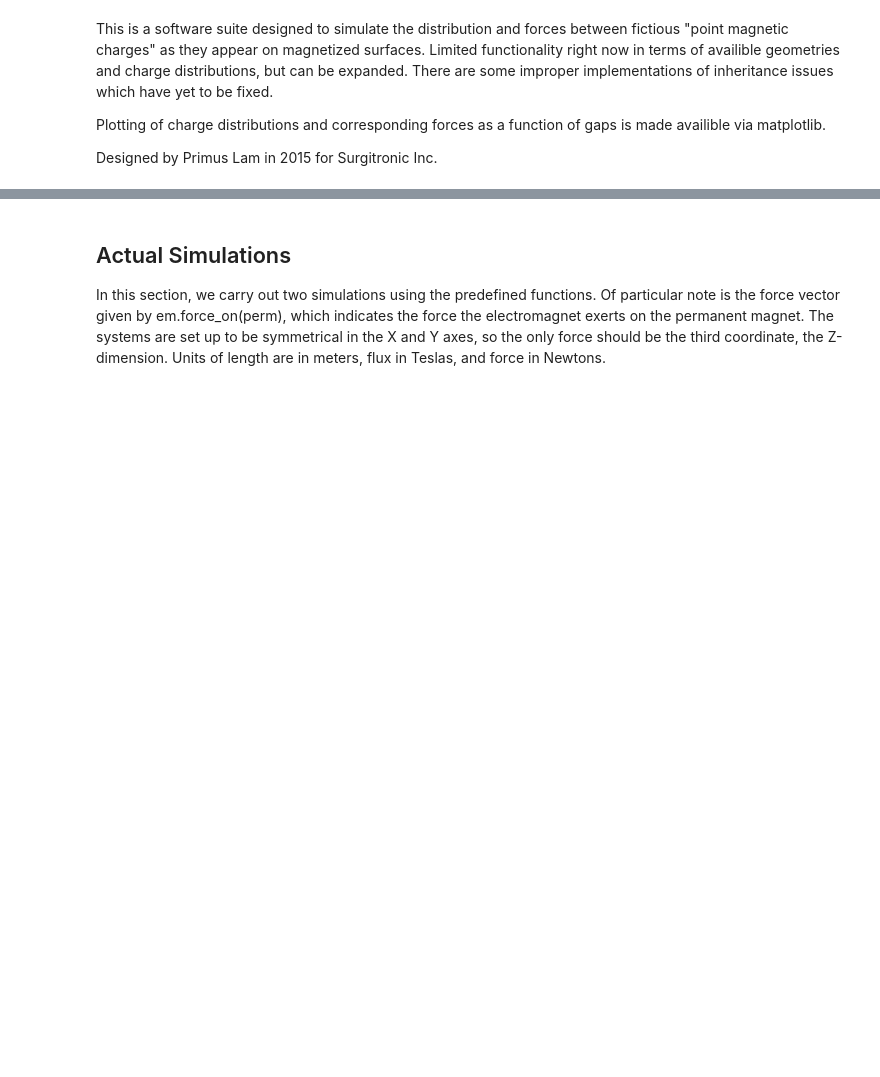
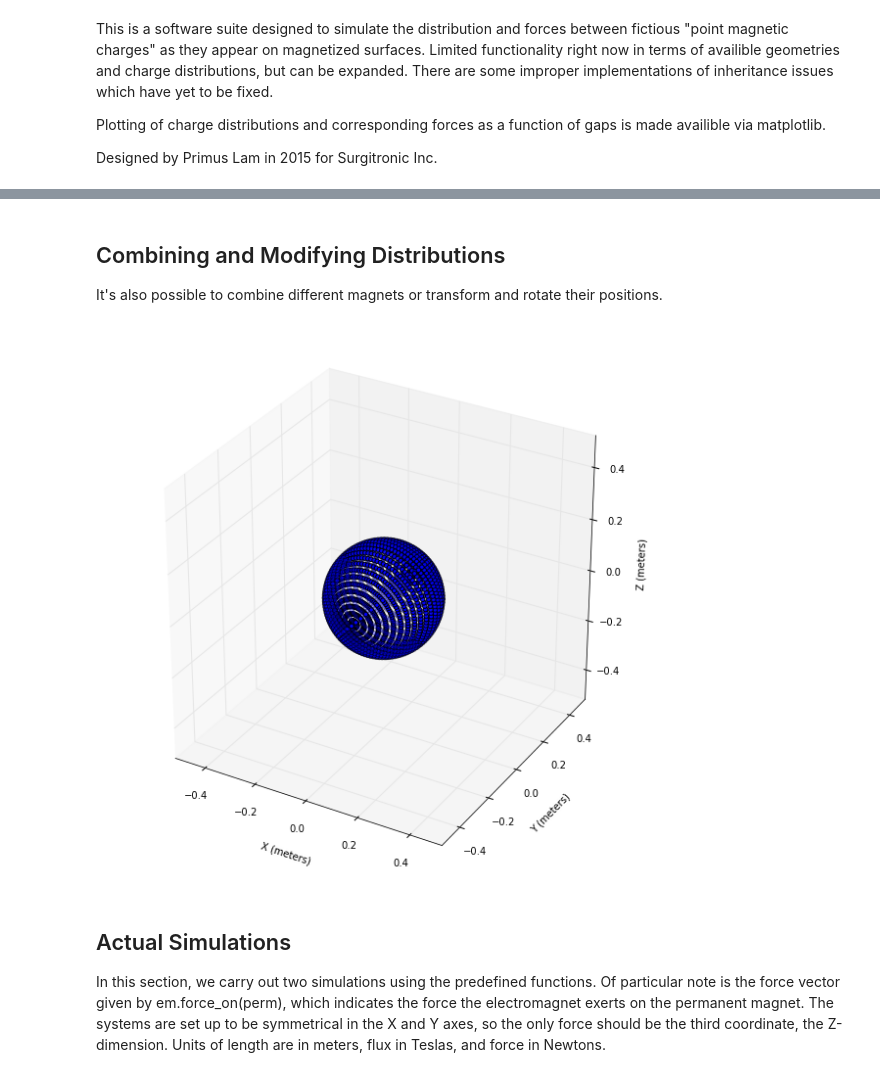
Before and after one commit to primuslam/magnet_simulation, a Jupyter notebook: Magnet_Simulation.ipynb, the cells around one changed output, grey strips where cells are left out. Saved outputs shown, nothing was run; the diff lists cells and outputs as text; code cells hidden in the pictures; blank space fills up the shorter version.

```diff
--- a/Magnet_Simulation.ipynb
+++ b/Magnet_Simulation.ipynb
@@ -191,3 +41,12 @@ class rectangle_magnet(magnet):
+# %% [markdown]
+## Combining and Modifying Distributions
+
+It's also possible to combine different magnets or transform and rotate their positions.
+# %%
+demo_ring1 = MagnetRing(coor(0, 0, 0), 0.1, 0.3, 0.7, density=50, color='b')
+plot_magnet([demo_ring1.rotate(coor(0, 0, 0), coor(0, 1, 0), theta) for theta in np.linspace(0, PI, 50)], .5)
+# %% [output]
+[figure, added]
 # %% [markdown]
 ## Actual Simulations
 
```
Also changed, not shown: parts of 18 cells of this notebook.
